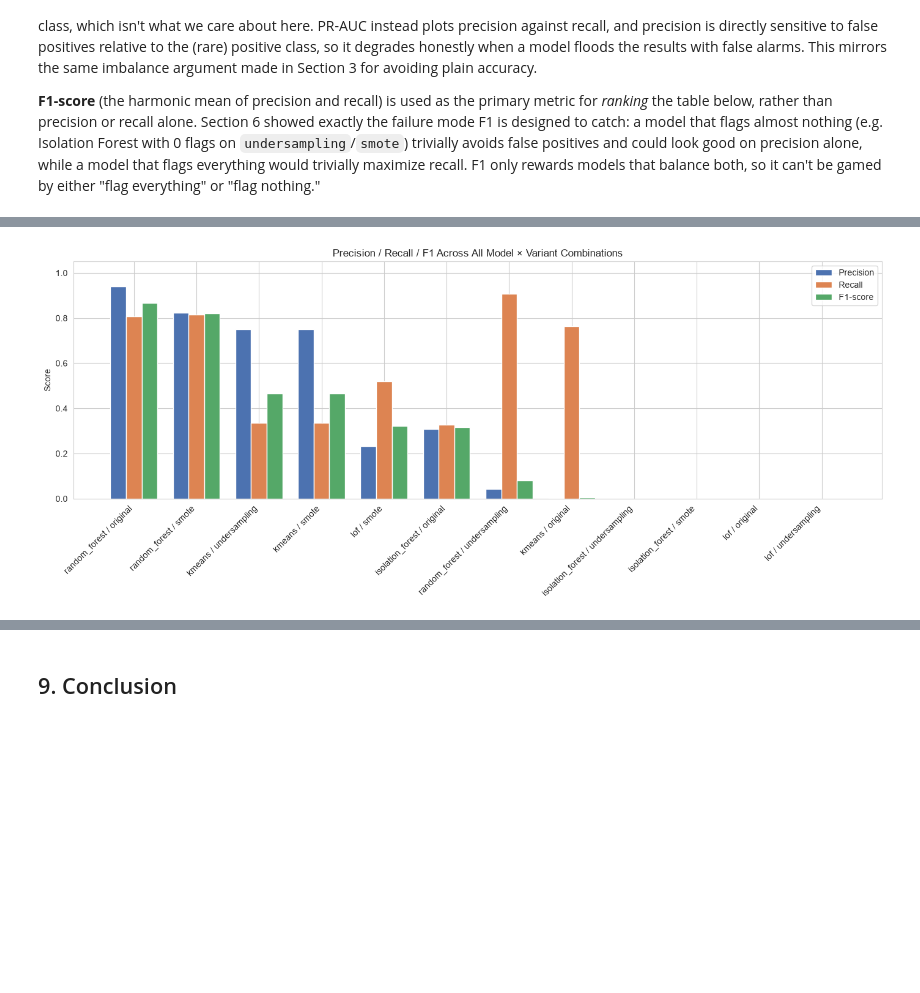
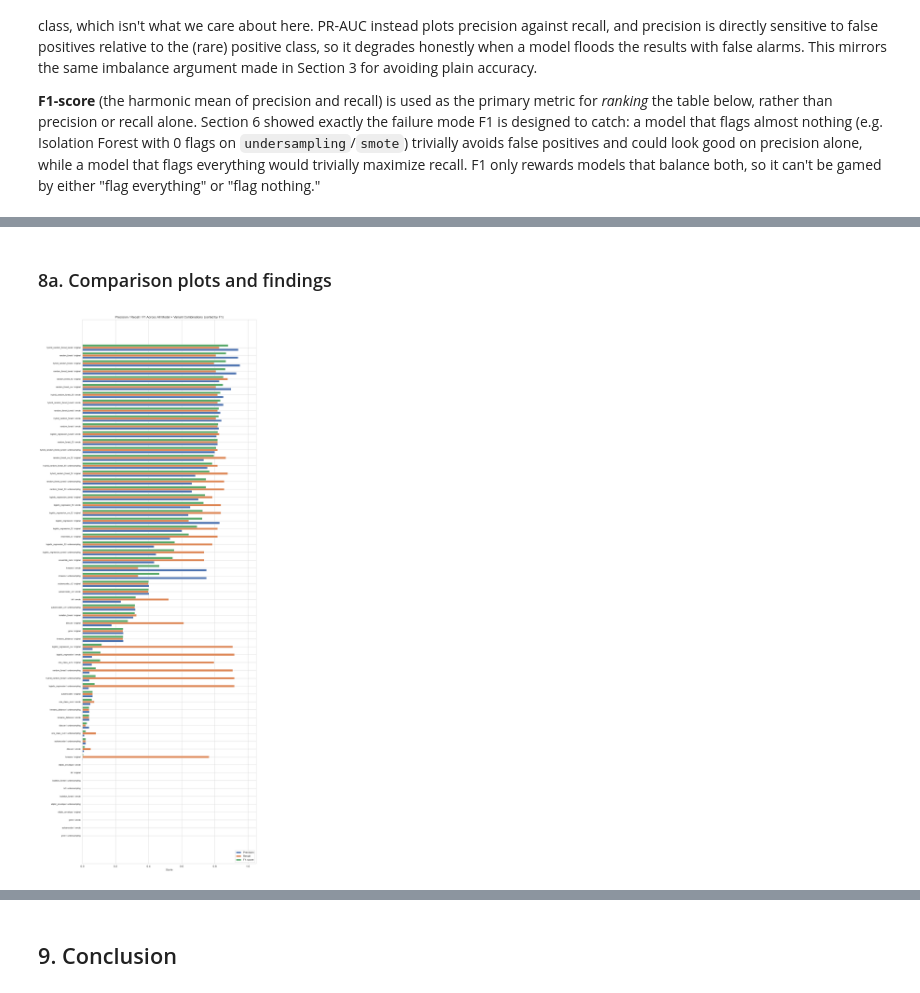
Before and after one commit to bnedter3-13/credit-card-fraud-detection, a Jupyter notebook: notebooks/fraud_detection.ipynb, the cells around one changed output, grey strips where cells are left out. Cells and saved outputs as stored; diff of their text form; code cells hidden in the pictures; blank space fills up the shorter version.

```diff
--- a/notebooks/fraud_detection.ipynb
+++ b/notebooks/fraud_detection.ipynb
@@ -408,0 +650,19 @@ K-Means [smote]: cluster 0 mapped to fraud (train fraud rate 99.97% vs 40.45% in
+# %%
+# K-Means (label-free): anomaly score = distance to the nearest centroid; no y_train cluster mapping.
+# Flag the top TEST_CONTAMINATION fraction of test scores (same rule as GMM / Autoencoder).
+for variant_name, (X_variant, y_variant) in train_variants.items():
+    start = time.time()
+
+    km = KMeans(n_clusters=2, random_state=42, n_init=10).fit(X_variant)
+    score = km.transform(X_test).min(axis=1)
+    y_pred = flag_top_fraction(score)
+
+    predictions[("kmeans_distance", variant_name)] = y_pred
+    train_eval[("kmeans_distance", variant_name)] = (y_variant.to_numpy(), flag_top_fraction(km.transform(X_variant).min(axis=1)))
+    scores[("kmeans_distance", variant_name)] = score
+    runtimes[("kmeans_distance", variant_name)] = time.time() - start
+
+    print(
+        f"K-Means distance [{variant_name}]: {y_pred.sum():,} anomalies flagged "
+        f"out of {len(y_pred):,} test rows ({runtimes[('kmeans_distance', variant_name)]:.1f}s)"
+    )
@@ -455,6 +734,7 @@ for variant_name, (X_variant, y_variant) in train_variants.items():
     y_pred = rf.predict(X_test)
 
     predictions[("random_forest", variant_name)] = y_pred
+    train_eval[("random_forest", variant_name)] = (y_variant.to_numpy(), rf.predict(X_variant))
     runtimes[("random_forest", variant_name)] = time.time() - start
     # predict_proba[:, 1] is P(fraud) — rf.classes_ is sorted ([0, 1]), so
     # column 1 is always the fraud class regardless of training variant
@@ -543,27 +1198,29 @@ eval_df
+# %% [markdown]
+### 8a. Comparison plots and findings
 # %%
-# Grouped bar chart comparing Precision / Recall / F1 across all combinations
-plot_df = eval_df.copy()
+# Horizontal grouped bar chart comparing Precision / Recall / F1 across all combinations (sorted by F1)
+plot_df = eval_df.sort_values("f1_score", ascending=True).reset_index(drop=True)
 plot_df["combo"] = plot_df["model"] + " / " + plot_df["variant"]
 
-x = np.arange(len(plot_df))
-width = 0.25
+y = np.arange(len(plot_df))
+height = 0.27
 
-fig, ax = plt.subplots(figsize=(14, 6))
-ax.bar(x - width, plot_df["precision"], width, label="Precision", color="#4C72B0")
-ax.bar(x, plot_df["recall"], width, label="Recall", color="#DD8452")
-ax.bar(x + width, plot_df["f1_score"], width, label="F1-score", color="#55A868")
+fig, ax = plt.subplots(figsize=(12, 0.45 * len(plot_df) + 2))
+ax.barh(y - height, plot_df["precision"], height, label="Precision", color="#4C72B0")
+ax.barh(y, plot_df["recall"], height, label="Recall", color="#DD8452")
+ax.barh(y + height, plot_df["f1_score"], height, label="F1-score", color="#55A868")
 
-ax.set_xticks(x)
-ax.set_xticklabels(plot_df["combo"], rotation=45, ha="right")
-ax.set_ylabel("Score")
-ax.set_ylim(0, 1.05)
-ax.set_title("Precision / Recall / F1 Across All Model × Variant Combinations")
-ax.legend()
+ax.set_yticks(y)
+ax.set_yticklabels(plot_df["combo"], fontsize=8)
+ax.set_xlabel("Score")
+ax.set_xlim(0, 1.05)
+ax.set_title("Precision / Recall / F1 Across All Model × Variant Combinations (sorted by F1)")
+ax.legend(loc="lower right")
 
 plt.tight_layout()
 plt.show()
 # %% [output]
-[figure, old version]
+[figure, new version]
 # %%
 # Confusion matrix heatmaps for the top 3 combinations by F1-score
 top3 = eval_df.head(3)
```
Also changed, not shown: parts of 60 cells of this notebook, 6 other files.
